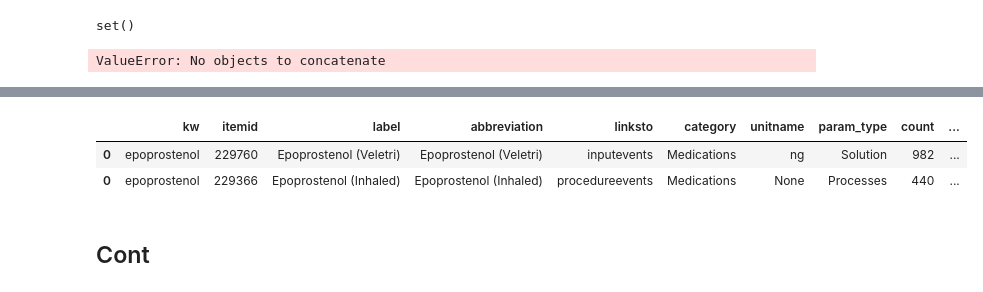
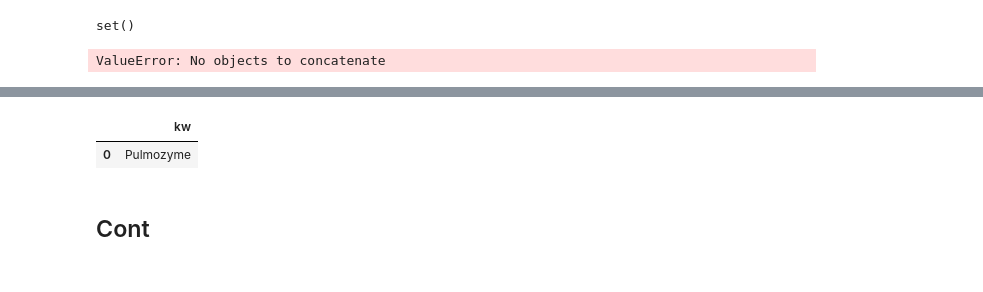
Before and after one commit to Common-Longitudinal-ICU-data-Format/CLIF-MIMIC, a Jupyter notebook: dev/med_admin_dev.ipynb, the cells around one changed output, grey strips where cells are left out. Cells and saved outputs as stored; diff of their text form; code cells hidden in the pictures.

```diff
--- a/dev/med_admin_dev.ipynb
+++ b/dev/med_admin_dev.ipynb
@@ -98,6 +98,6 @@ new_intm_meds_found = pd.concat(list_of_dfs_intm, ignore_index=True)
 ValueError: No objects to concatenate
 # %%
 # manually check some
-df = search_mimic_items("epoprostenol")
+df = search_mimic_items("Pulmozyme")
 df
 # %% [output]
@@ -108,6 +107,5 @@ df
-|  | kw | itemid | label | abbreviation | linksto | category | unitname | param_type | count | ... |
-| 0 | epoprostenol | 229760 | Epoprostenol (Veletri) | Epoprostenol (Veletri) | inputevents | Medications | ng | Solution | 982 | ... |
-| 0 | epoprostenol | 229366 | Epoprostenol (Inhaled) | Epoprostenol (Inhaled) | procedureevents | Medications | None | Processes | 440 | ... |
+|  | kw |
+| 0 | Pulmozyme |
 # %% [markdown]
 ## Cont
 # %%
```
Also changed, not shown: parts of 69 cells of this notebook, 1 other file.
